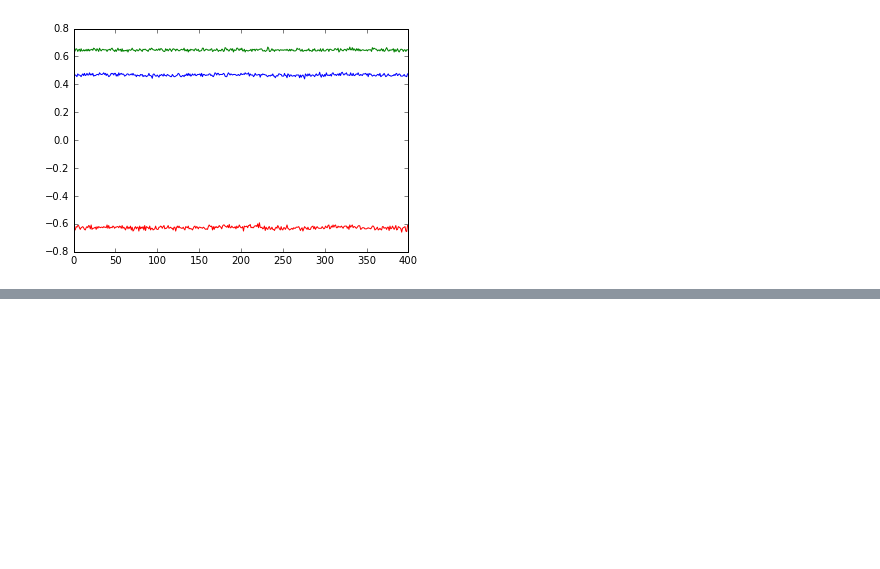
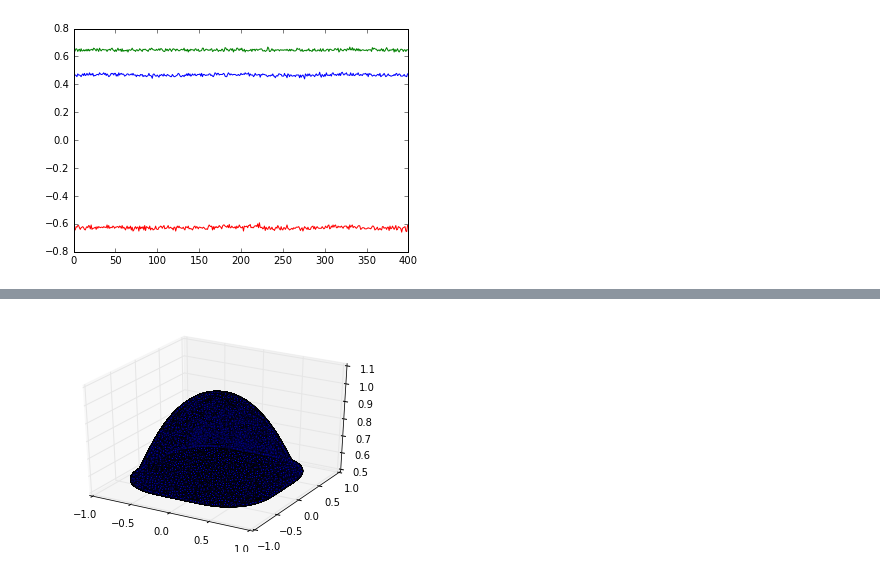
Before and after one commit to wadpac/hsmm4acc, a Jupyter notebook: notebooks/ExploreData.ipynb, the cells around one changed output, grey strips where cells are left out. Saved outputs shown, nothing was run; the diff lists cells and outputs as text; code cells hidden in the pictures; blank space fills up the shorter version.

```diff
--- a/notebooks/ExploreData.ipynb
+++ b/notebooks/ExploreData.ipynb
@@ -88,0 +69,6 @@ DatetimeIndex(['2014-08-01 04:00:00', '2014-08-01 04:00:05',
+# %%
+fig = plt.figure()
+ax = fig.add_subplot(111, projection='3d')
+ax.scatter(np.sin(theta[:nmax]/radtodegree), np.sin(psi[:nmax]/radtodegree), np.sin(phi[:nmax]/radtodegree), color='black', s=5);
+# %% [output]
+[figure, added]
```
Also changed, not shown: parts of 16 cells of this notebook, 1 other file.
